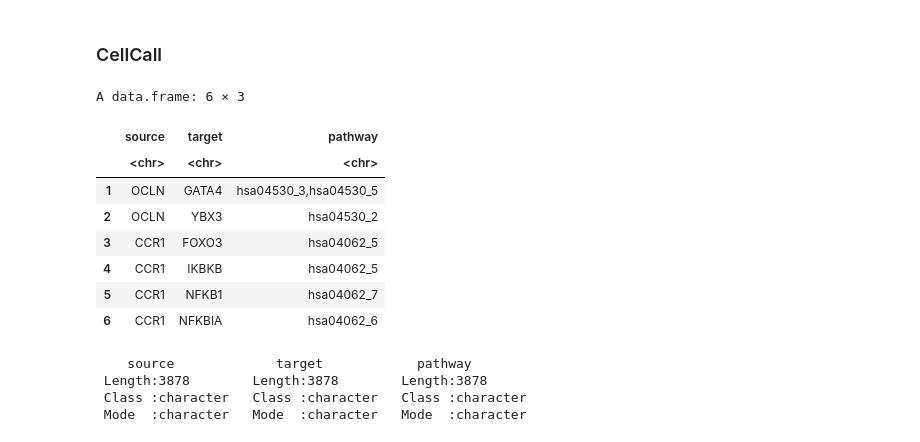
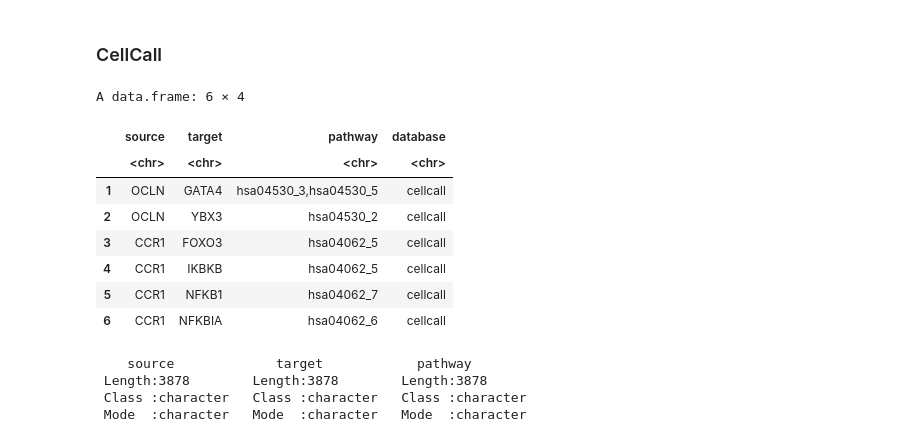
Before and after one commit to saezlab/lianaplus_manuscript, a Jupyter notebook: notebooks/visiumAKI/Generate_RtoTF_links.ipynb, the cells around one changed output. Saved outputs shown, nothing was run; the diff lists cells and outputs as text; code cells hidden in the pictures.

```diff
--- a/notebooks/visiumAKI/Generate_RtoTF_links.ipynb
+++ b/notebooks/visiumAKI/Generate_RtoTF_links.ipynb
@@ -44,19 +47,20 @@ summary(stmlnet)
 # %%
 cellcall <- read.table(url('https://raw.githubusercontent.com/ShellyCoder/cellcall/master/inst/extdata/new_ligand_receptor_TFs.txt'), header = TRUE,  sep = '	',  stringsAsFactors = FALSE)  %>%
     select(source=Receptor_Symbol, target=TF_Symbol, pathway=Pathway) %>%
     distinct() %>%
-    mutate(source = stringr::str_replace_all(source, ',', '_'))
+    mutate(source = stringr::str_replace_all(source, ',', '_')) %>%
+    mutate(database='cellcall')
 head(cellcall)
 # %% [output]
-A data.frame: 6 × 3
+A data.frame: 6 × 4
-|  | source | target | pathway |
-|  | <chr> | <chr> | <chr> |
-| 1 | OCLN | GATA4 | hsa04530_3,hsa04530_5 |
-| 2 | OCLN | YBX3 | hsa04530_2 |
-| 3 | CCR1 | FOXO3 | hsa04062_5 |
-| 4 | CCR1 | IKBKB | hsa04062_5 |
-| 5 | CCR1 | NFKB1 | hsa04062_7 |
-| 6 | CCR1 | NFKBIA | hsa04062_6 |
+|  | source | target | pathway | database |
+|  | <chr> | <chr> | <chr> | <chr> |
+| 1 | OCLN | GATA4 | hsa04530_3,hsa04530_5 | cellcall |
+| 2 | OCLN | YBX3 | hsa04530_2 | cellcall |
+| 3 | CCR1 | FOXO3 | hsa04062_5 | cellcall |
+| 4 | CCR1 | IKBKB | hsa04062_5 | cellcall |
+| 5 | CCR1 | NFKB1 | hsa04062_7 | cellcall |
+| 6 | CCR1 | NFKBIA | hsa04062_6 | cellcall |
 # %%
 summary(cellcall)
 # %% [output]
```
Also changed, not shown: parts of 21 cells of this notebook, 1 other file.
